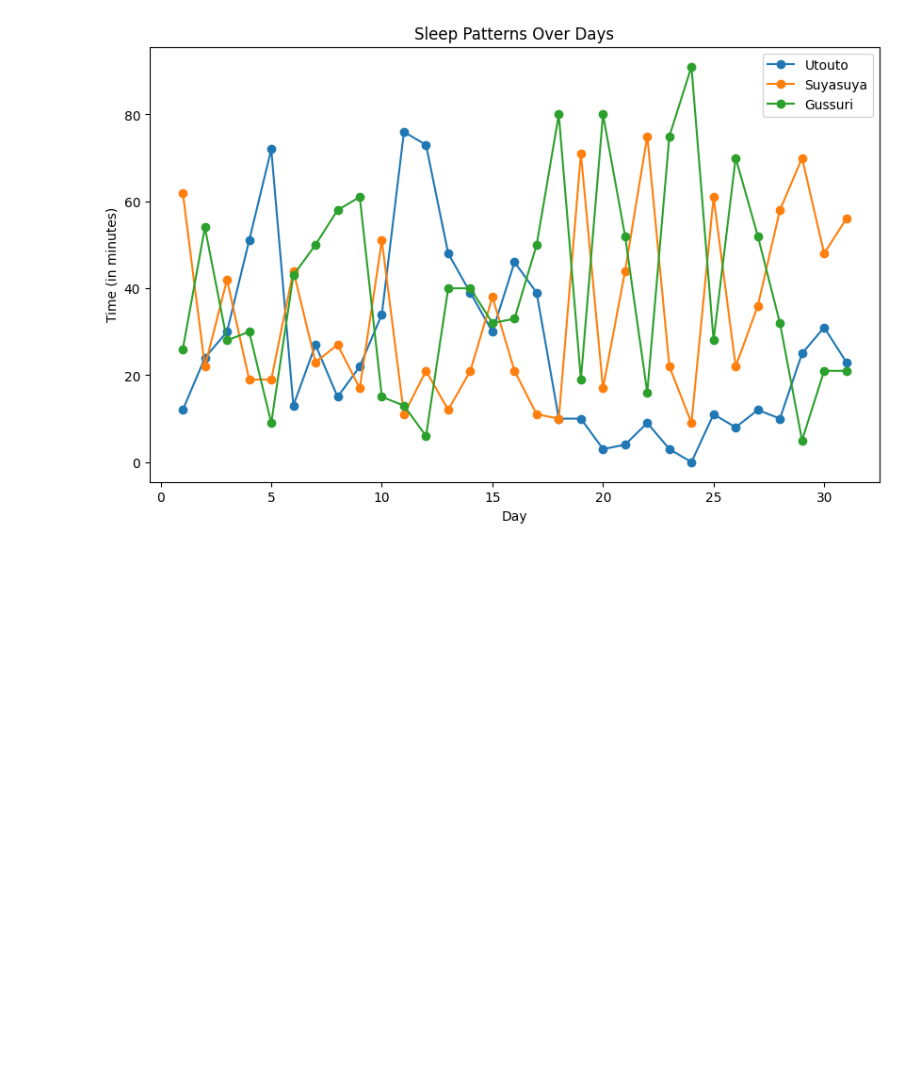
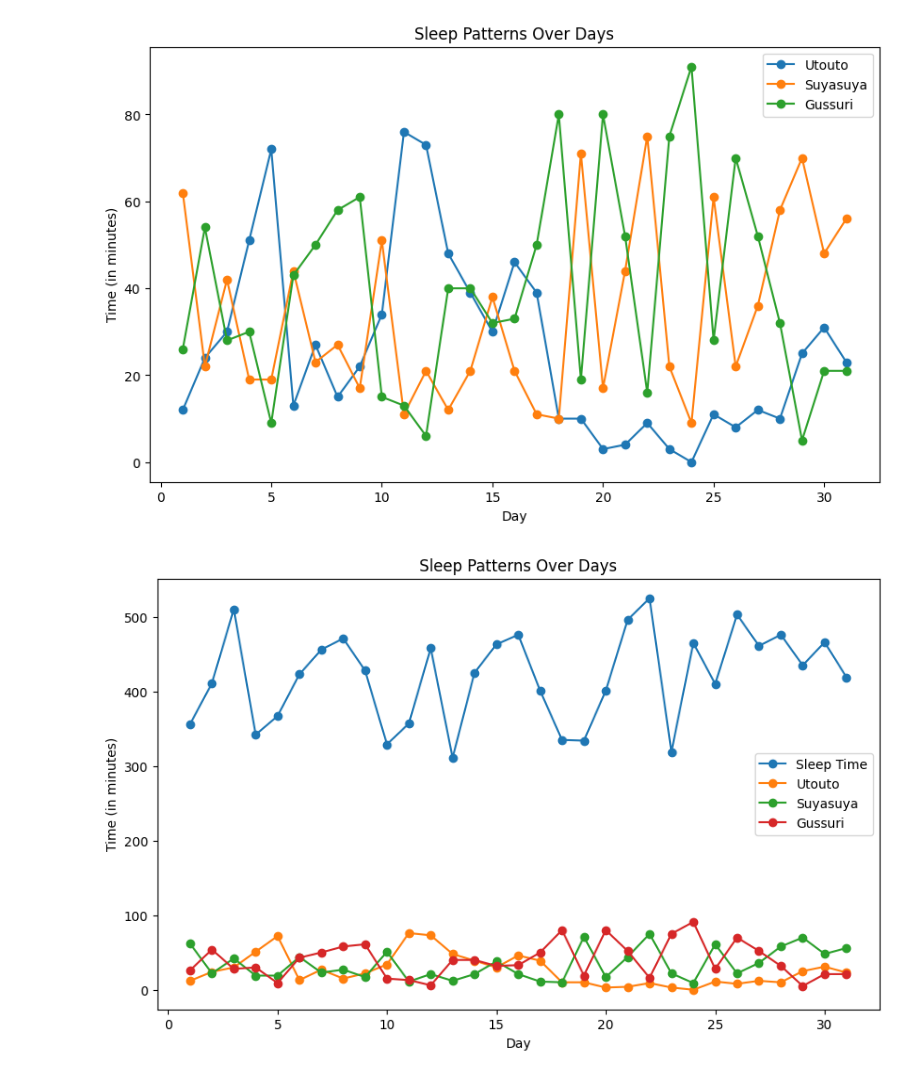
Before and after one commit to takaaaaaayuki/dsfinalpro, a Jupyter notebook: sleep_lv2.ipynb, the cells around one changed output. Drawn from its saved outputs; the diff is of its cells as text; code cells hidden in the pictures; blank space fills up the shorter version.

```diff
--- a/sleep_lv2.ipynb
+++ b/sleep_lv2.ipynb
@@ -324,3 +324,34 @@ plt.legend()
 plt.show()
 # %% [output]
 [figure]
+# %%
+import pandas as pd
+import matplotlib.pyplot as plt
+
+# CSVファイルのパス
+csv_file_path = '/Users/takayuki/dsfinalpro/sleeplv.csv'
+
+# CSVファイルの読み込み
+df = pd.read_csv(csv_file_path)
+
+# グラフの描画
+plt.figure(figsize=(10, 6))  # グラフのサイズを設定
+
+# day列をx軸に、他の列をy軸にして折れ線グラフを描画
+plt.plot(df['day'], df['sleep_time'], marker='o', linestyle='-', label='Sleep Time')
+plt.plot(df['day'], df['utouto'], marker='o', linestyle='-', label='Utouto')
+plt.plot(df['day'], df['suyasuya'], marker='o', linestyle='-', label='Suyasuya')
+plt.plot(df['day'], df['gussuri'], marker='o', linestyle='-', label='Gussuri')
+
+# グラフにタイトルや軸ラベルを追加
+plt.title('Sleep Patterns Over Days')
+plt.xlabel('Day')
+plt.ylabel('Time (in minutes)')
+
+# 凡例の表示
+plt.legend()
+
+# グラフの表示
+plt.show()
+# %% [output]
+[figure, added]
```
